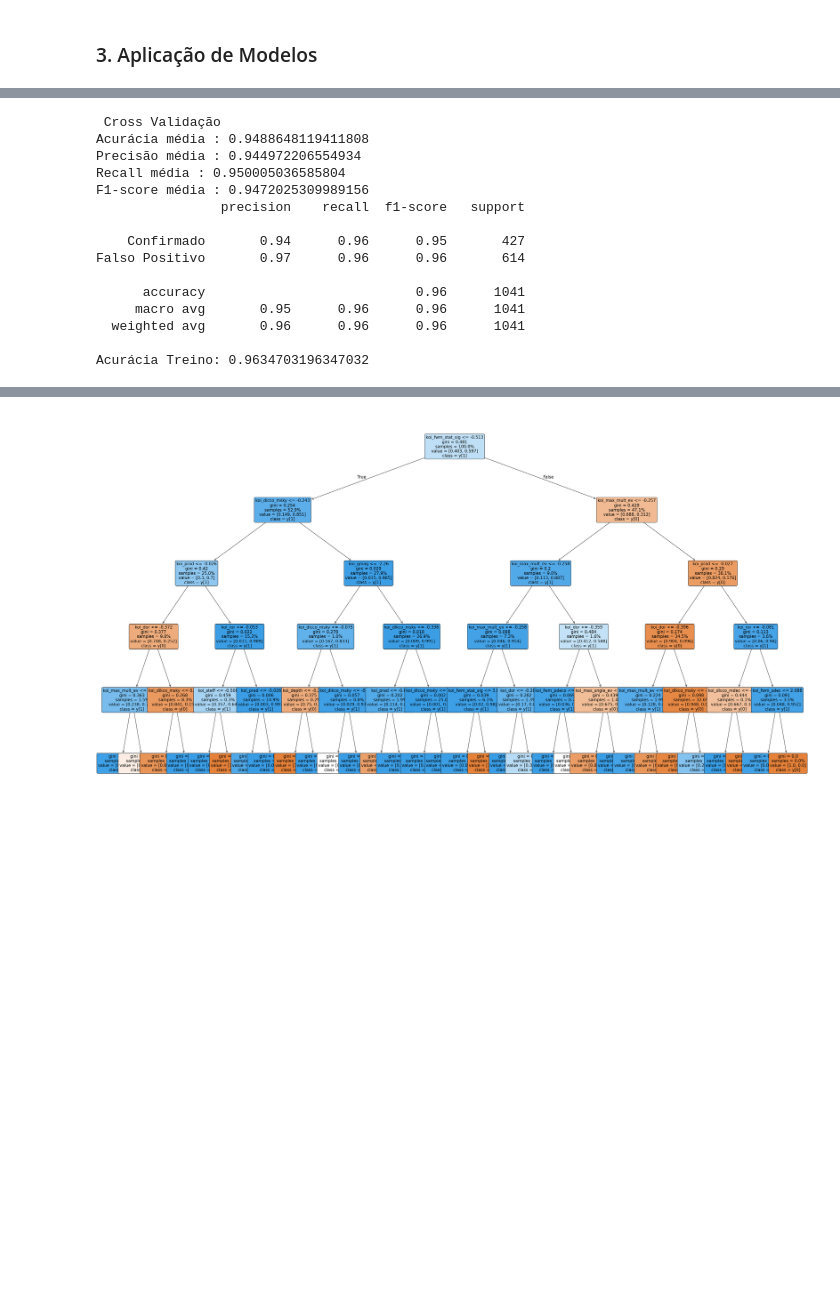
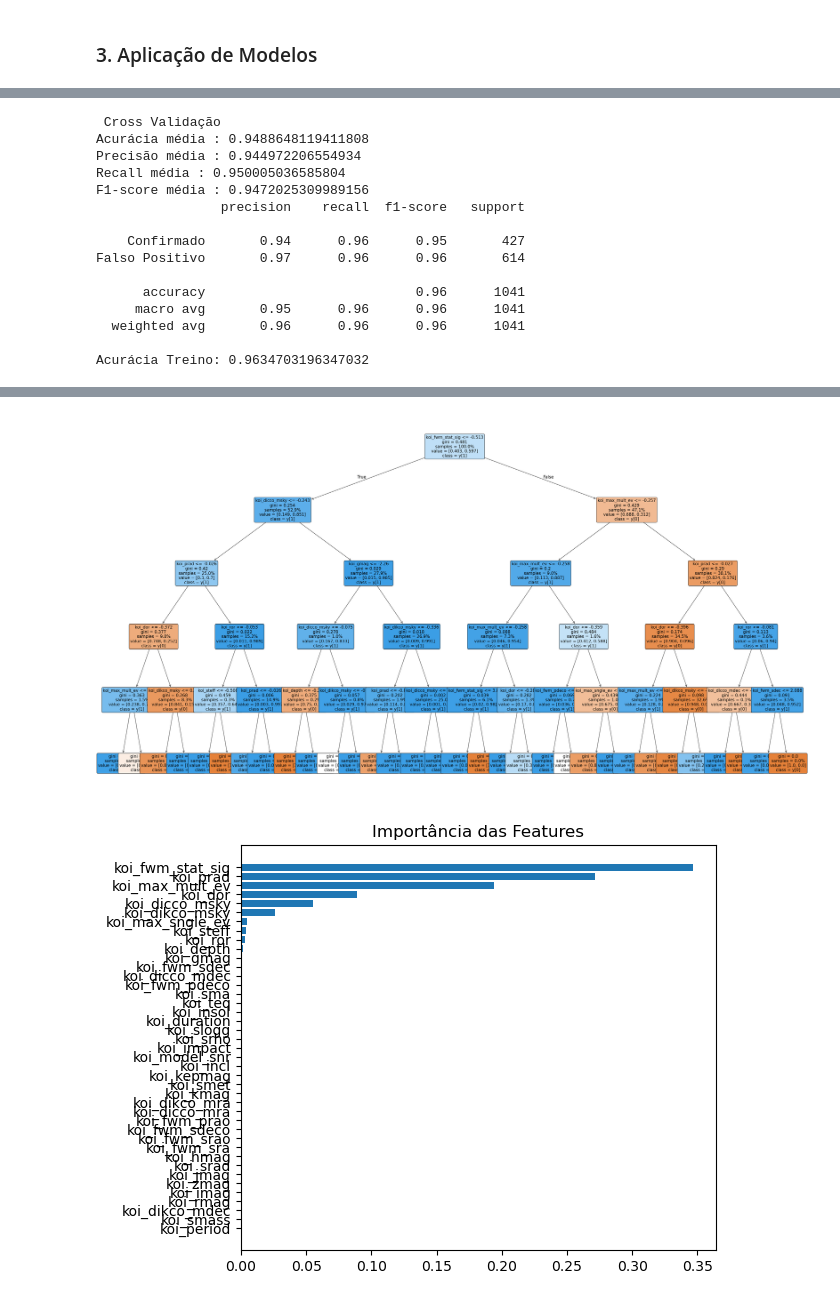
Before and after one commit to ThiagoVenturim/Classificao_de_Exoplanetas, a Jupyter notebook: classificacao_exoplaneta.ipynb, the cells around one changed output, grey strips where cells are left out. Cells and saved outputs as stored; diff of their text form; code cells hidden in the pictures; blank space fills up the shorter version.

```diff
--- a/classificacao_exoplaneta.ipynb
+++ b/classificacao_exoplaneta.ipynb
@@ -228,6 +228,14 @@ def plot_curve(model):
     ax.set_ylabel("F1-score")
     ax.grid()
     plt.show()
+
+def plot_features_importece(clf):
+    imp = clf.feature_importances_
+    order = np.argsort(imp)[::1]
+    plt.barh(np.array(X.columns)[order][::1], imp[order][::1])
+    plt.title("Importância das Features")
+    plt.tight_layout()
+    plt.show()
 # %%
 from sklearn.naive_bayes import GaussianNB
 
@@ -281,30 +290,32 @@ y_pred = clf.predict(X_test)
 
 print_classification_report(y_test, y_pred)
 print(f"Acurácia Treino: {clf.score(X_train, y_train)}")
 plot_matrix(y_test, y_pred)
 plot_curve(clf)
 
 plt.figure(figsize=(45,25))
 
 tree.plot_tree(clf, proportion=True, fontsize=15, feature_names=X.columns , filled=True, class_names=True,  rounded=True)
 
 plt.show()
+plot_features_importece(clf)
 # %% [output]
  Cross Validação
 Acurácia média : 0.9488648119411808
 Precisão média : 0.944972206554934
 Recall média : 0.950005036585804
 F1-score média : 0.9472025309989156
                 precision    recall  f1-score   support
 
     Confirmado       0.94      0.96      0.95       427
 Falso Positivo       0.97      0.96      0.96       614
 
       accuracy                           0.96      1041
      macro avg       0.95      0.96      0.96      1041
   weighted avg       0.96      0.96      0.96      1041
 
 Acurácia Treino: 0.9634703196347032
 [figure]
 [figure]
 [figure]
+[figure, added]
```
Also changed, not shown: parts of 1 cell of this notebook, 1 other file.
